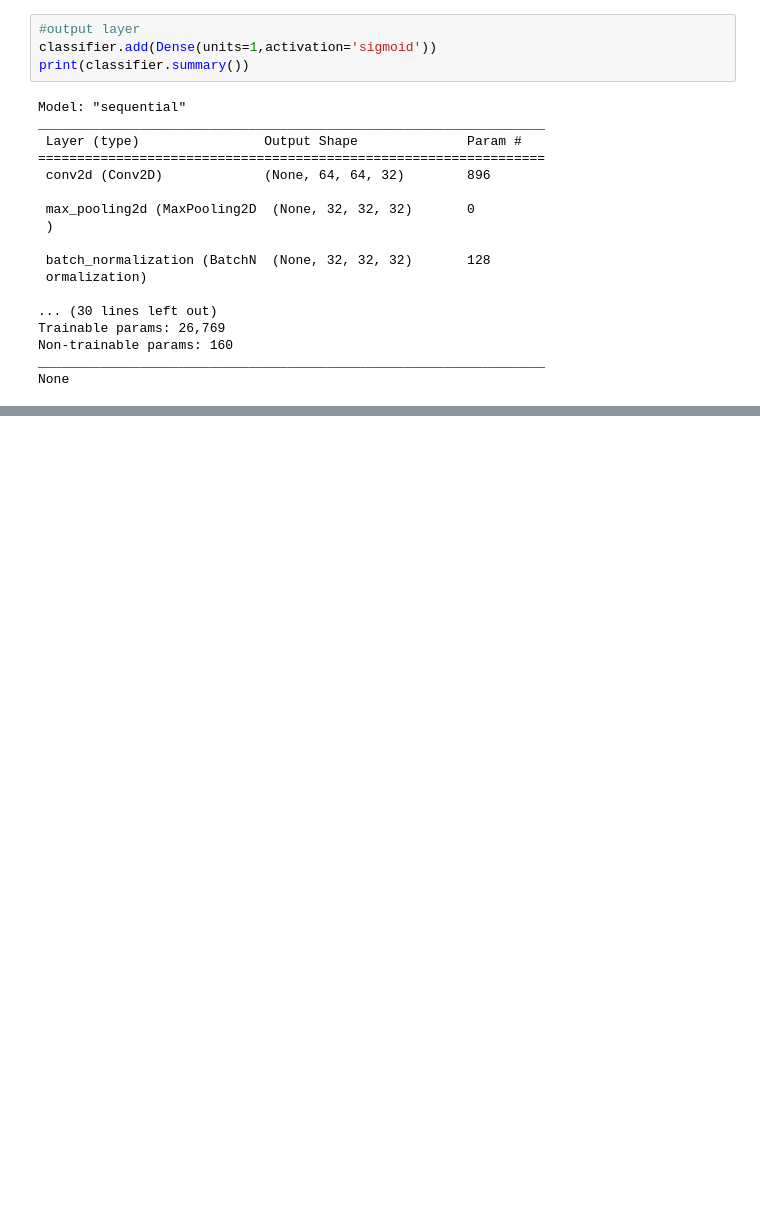
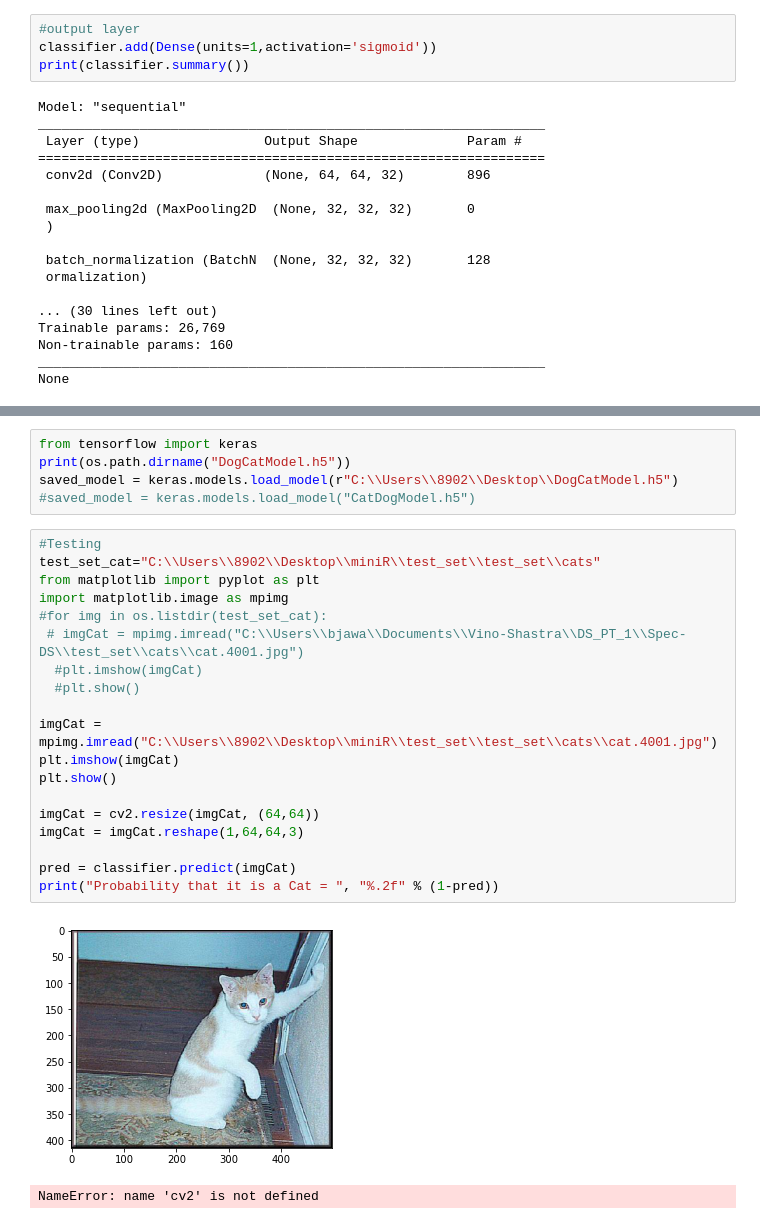
Before and after one commit to rahulshukla0909/MINI-Projects, a Jupyter notebook: CNN epoch.ipynb, the cells around one changed output, grey strips where cells are left out. Saved outputs shown, nothing was run; the diff lists cells and outputs as text; blank space fills up the shorter version.

```diff
--- a/CNN epoch.ipynb
+++ b/CNN epoch.ipynb
@@ -155,0 +205,27 @@ Epoch 50/50
+# %%
+from tensorflow import keras
+print(os.path.dirname("DogCatModel.h5"))
+saved_model = keras.models.load_model(r"C:\\Users\\8902\\Desktop\\DogCatModel.h5")
+#saved_model = keras.models.load_model("CatDogModel.h5")
+# %%
+#Testing
+test_set_cat="C:\\Users\\8902\\Desktop\\miniR\\test_set\\test_set\\cats"
+from matplotlib import pyplot as plt
+import matplotlib.image as mpimg
+#for img in os.listdir(test_set_cat):
+ # imgCat = mpimg.imread("C:\\Users\\bjawa\\Documents\\Vino-Shastra\\DS_PT_1\\Spec-DS\\test_set\\cats\\cat.4001.jpg")
+  #plt.imshow(imgCat)
+  #plt.show()
+
+imgCat = mpimg.imread("C:\\Users\\8902\\Desktop\\miniR\\test_set\\test_set\\cats\\cat.4001.jpg")
+plt.imshow(imgCat)
+plt.show()
+
+imgCat = cv2.resize(imgCat, (64,64))
+imgCat = imgCat.reshape(1,64,64,3)
+
+pred = classifier.predict(imgCat)
+print("Probability that it is a Cat = ", "%.2f" % (1-pred))
+# %% [output]
+[figure, added]
+NameError: name 'cv2' is not defined
```
Also changed, not shown: parts of 6 cells of this notebook.
